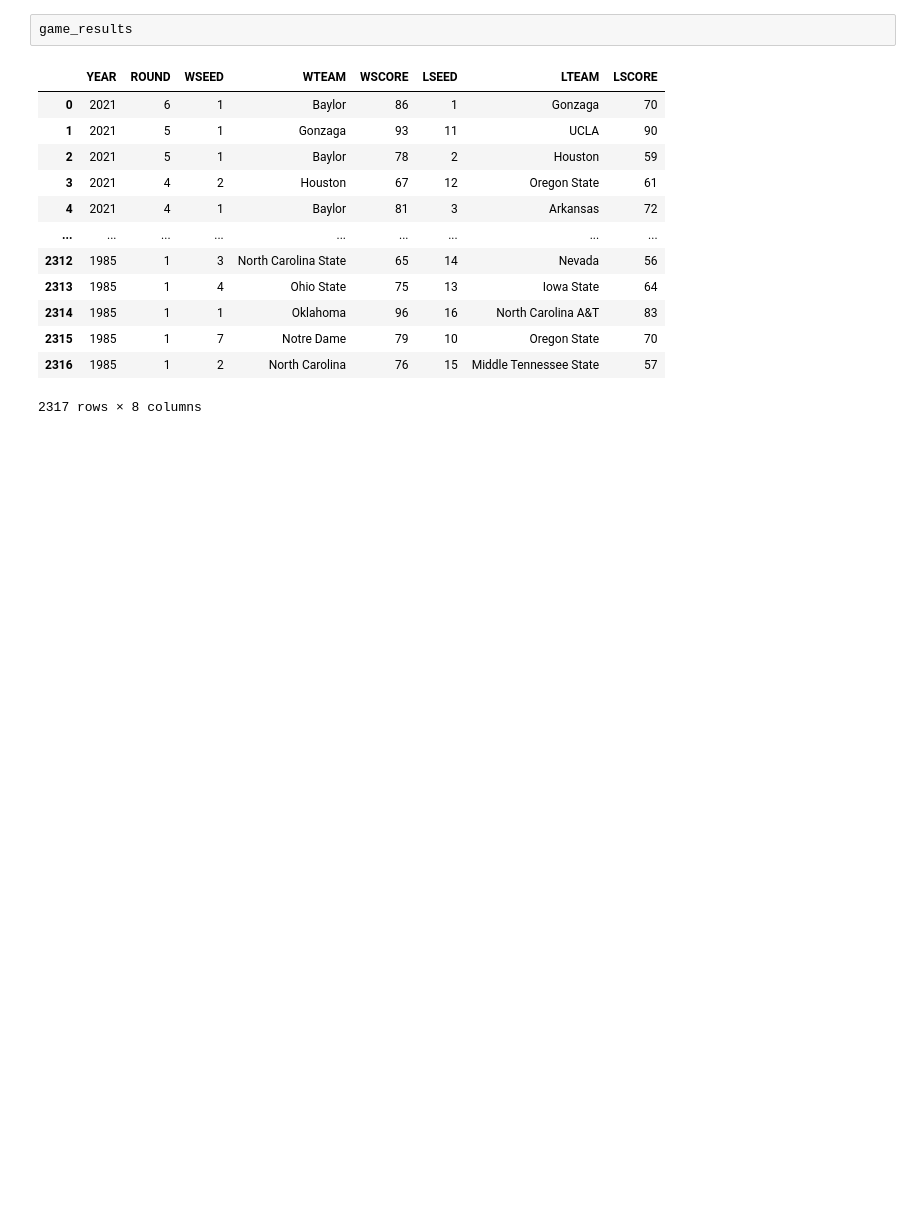
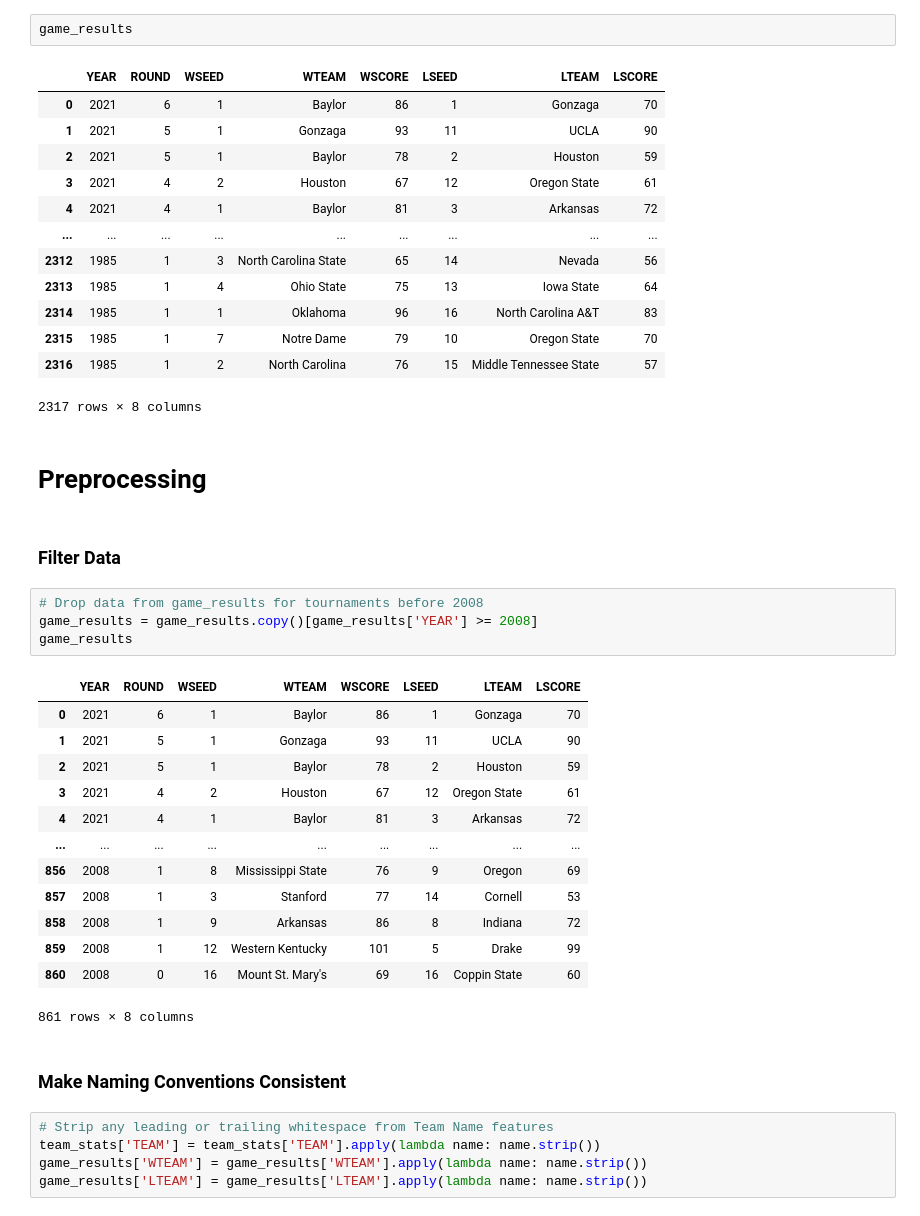
Before and after one commit to benkinard/MarchMadness, a Jupyter notebook: Notebooks/preprocessing.ipynb, the cells around one changed output. Cells and saved outputs as stored; diff of their text form; blank space fills up the shorter version.

```diff
--- a/Notebooks/preprocessing.ipynb
+++ b/Notebooks/preprocessing.ipynb
@@ -84,3 +86,32 @@ game_results
 | 2315 | 1985 | 1 | 7 | Notre Dame | 79 | 10 | Oregon State | 70 |
 | 2316 | 1985 | 1 | 2 | North Carolina | 76 | 15 | Middle Tennessee State | 57 |
 2317 rows × 8 columns
+# %% [markdown]
+# Preprocessing
+# %% [markdown]
+### Filter Data
+# %%
+# Drop data from game_results for tournaments before 2008
+game_results = game_results.copy()[game_results['YEAR'] >= 2008]
+game_results
+# %% [output]
+|  | YEAR | ROUND | WSEED | WTEAM | WSCORE | LSEED | LTEAM | LSCORE |
+| 0 | 2021 | 6 | 1 | Baylor | 86 | 1 | Gonzaga | 70 |
+| 1 | 2021 | 5 | 1 | Gonzaga | 93 | 11 | UCLA | 90 |
+| 2 | 2021 | 5 | 1 | Baylor | 78 | 2 | Houston | 59 |
+| 3 | 2021 | 4 | 2 | Houston | 67 | 12 | Oregon State | 61 |
+| 4 | 2021 | 4 | 1 | Baylor | 81 | 3 | Arkansas | 72 |
+| ... | ... | ... | ... | ... | ... | ... | ... | ... |
+| 856 | 2008 | 1 | 8 | Mississippi State | 76 | 9 | Oregon | 69 |
+| 857 | 2008 | 1 | 3 | Stanford | 77 | 14 | Cornell | 53 |
+| 858 | 2008 | 1 | 9 | Arkansas | 86 | 8 | Indiana | 72 |
+| 859 | 2008 | 1 | 12 | Western Kentucky | 101 | 5 | Drake | 99 |
+| 860 | 2008 | 0 | 16 | Mount St. Mary's | 69 | 16 | Coppin State | 60 |
+861 rows × 8 columns
+# %% [markdown]
+### Make Naming Conventions Consistent
+# %%
+# Strip any leading or trailing whitespace from Team Name features
+team_stats['TEAM'] = team_stats['TEAM'].apply(lambda name: name.strip())
+game_results['WTEAM'] = game_results['WTEAM'].apply(lambda name: name.strip())
+game_results['LTEAM'] = game_results['LTEAM'].apply(lambda name: name.strip())
```
Also changed, not shown: parts of 15 cells of this notebook.
